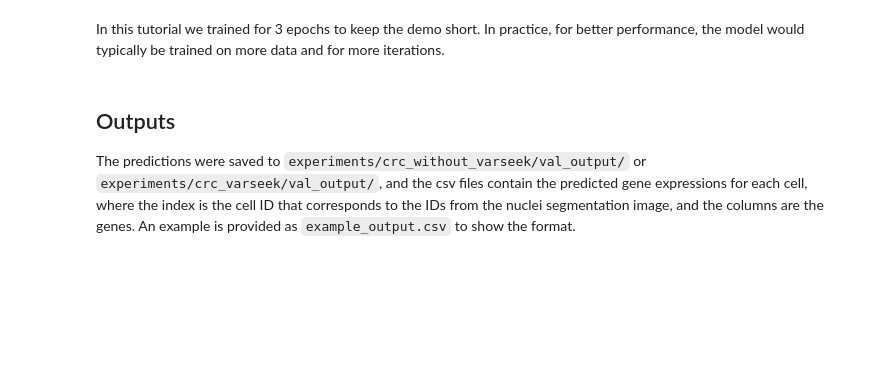
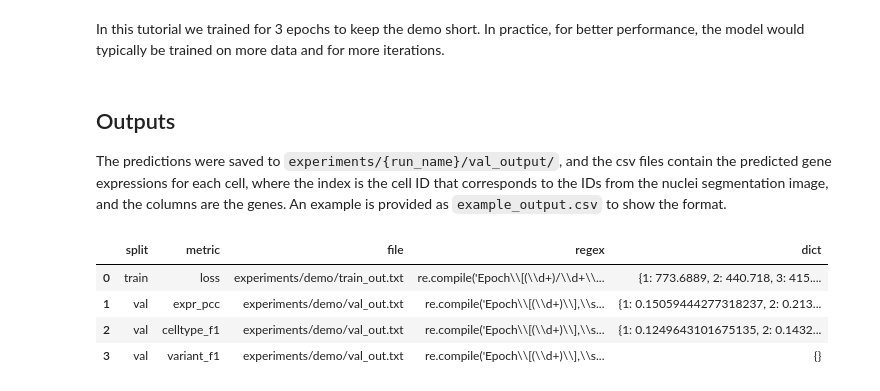
Before and after one commit to josephrich98/GHIST, a Jupyter notebook: varseek_notebooks/2_training_and_validation.ipynb, the cells around one changed output. Saved outputs shown, nothing was run; the diff lists cells and outputs as text; code cells hidden in the pictures; blank space fills up the shorter version.

Commit message:
lots of changes - working on adding some metric visualization, and doing de novo variant detection

```diff
--- a/varseek_notebooks/2_training_and_validation.ipynb
+++ b/varseek_notebooks/2_training_and_validation.ipynb
@@ -20,6 +24,13 @@ Dataset:
 - SRA: https://www.ncbi.nlm.nih.gov/Traces/study/?acc=PRJNA1177833&o=acc_s%3Aa
 # %%
 os.chdir("../")
+# %%
+with open(f"configs/{config_file_name}", "r") as f:
+    config_data = json.load(f)
+
+load_dir = config_data["experiment_dirs"]["load_dir"]
+train_log_path = f"experiments/{load_dir}/train_out.txt"
+val_log_path = f"experiments/{load_dir}/val_out.txt"
 # %% [markdown]
 ## Config file
 
@@ -91,4 +111,57 @@ In this tutorial we trained for 3 epochs to keep the demo short. In practice, fo
 # %% [markdown]
 ## Outputs
 
-The predictions were saved to ``experiments/crc_without_varseek/val_output/`` or ``experiments/crc_varseek/val_output/``, and the csv files contain the predicted gene expressions for each cell, where the index is the cell ID that corresponds to the IDs from the nuclei segmentation image, and the columns are the genes. An example is provided as ``example_output.csv`` to show the format.
+The predictions were saved to ``experiments/{run_name}/val_output/``, and the csv files contain the predicted gene expressions for each cell, where the index is the cell ID that corresponds to the IDs from the nuclei segmentation image, and the columns are the genes. An example is provided as ``example_output.csv`` to show the format.
+# %%
+def extract_metrics(log_path, pattern):
+    """Return {epoch: value} from log file matching given regex pattern."""
+    results = {}
+    try:
+        with open(log_path) as f:
+            for line in f:
+                match = pattern.search(line)
+                if match:
+                    epoch = int(match.group(1))
+                    value = float(match.group(2))
+                    results[epoch] = value
+    except FileNotFoundError:
+        print(f"File not found: {log_path}")
+    return results
+
+metrics_config = [
+    {
+        "split": "train",
+        "metric": "loss",
+        "file": train_log_path,
+        "regex": re.compile(r"Epoch\[(\d+)/\d+\],\s*loss:([0-9]*\.?[0-9]+)", re.IGNORECASE),
+    },
+    {
+        "split": "val",
+        "metric": "expr_pcc",
+        "file": val_log_path,
+        "regex": re.compile(r"Epoch\[(\d+)\],\s*PCC\s+mean\s*\(expression(?:\scorrelation)?\):\s*([0-9]*\.?[0-9]+)", re.IGNORECASE),
+    },
+    {
+        "split": "val",
+        "metric": "celltype_f1",
+        "file": val_log_path,
+        "regex": re.compile(r"Epoch\[(\d+)\],\s*F1\s*\(cell types\):\s*([0-9]*\.?[0-9]+)", re.IGNORECASE),
+    },
+    {
+        "split": "val",
+        "metric": "variant_f1",
+        "file": val_log_path,
+        "regex": re.compile(r"Epoch\[(\d+)\],\s*F1\s*\(variants\):\s*([0-9]*\.?[0-9]+)", re.IGNORECASE),
+    },
+]
+
+df_metrics = pd.DataFrame(metrics_config)
+df_metrics["dict"] = df_metrics.apply(lambda row: extract_metrics(row["file"], row["regex"]), axis=1)
+
+df_metrics
+# %% [output]
+|  | split | metric | file | regex | dict |
+| 0 | train | loss | experiments/demo/train_out.txt | re.compile('Epoch\\[(\\d+)/\\d+\\... | {1: 773.6889, 2: 440.718, 3: 415.... |
+| 1 | val | expr_pcc | experiments/demo/val_out.txt | re.compile('Epoch\\[(\\d+)\\],\\s... | {1: 0.15059444277318237, 2: 0.213... |
+| 2 | val | celltype_f1 | experiments/demo/val_out.txt | re.compile('Epoch\\[(\\d+)\\],\\s... | {1: 0.1249643101675135, 2: 0.1432... |
+| 3 | val | variant_f1 | experiments/demo/val_out.txt | re.compile('Epoch\\[(\\d+)\\],\\s... | {} |
```
Also changed, not shown: parts of 6 cells of this notebook, 9 other files.
